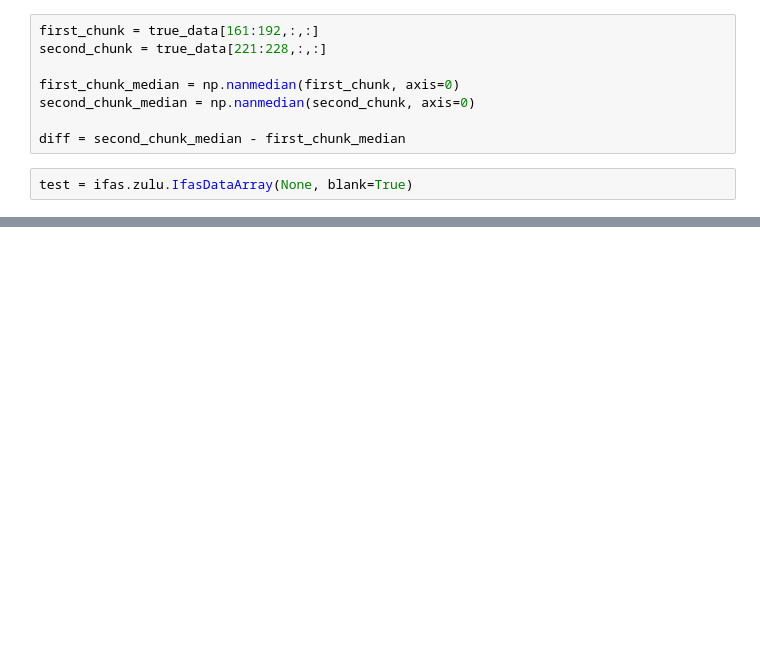
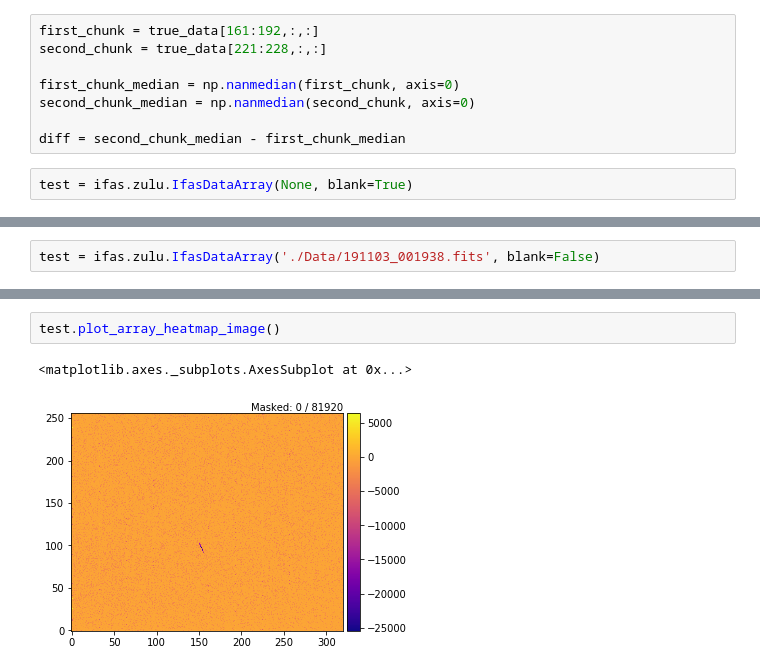
Before and after one commit to psmd-iberutaru/IfA-Smeargle, a Jupyter notebook: Testing.ipynb, the cells around one changed output, grey strips where cells are left out. Saved outputs shown, nothing was run; the diff lists cells and outputs as text; blank space fills up the shorter version.

```diff
--- a/Testing.ipynb
+++ b/Testing.ipynb
@@ -378,3 +290,5 @@ test = ifas.zulu.IfasDataArray(None, blank=True)
  'print_configuration',
  'read_configuration',
  'write_configuration']
+# %%
+test = ifas.zulu.IfasDataArray('./Data/191103_001938.fits', blank=False)
@@ -380,0 +306,5 @@ test = ifas.zulu.IfasDataArray(None, blank=True)
+# %%
+test.plot_array_heatmap_image()
+# %% [output]
+<matplotlib.axes._subplots.AxesSubplot at 0x...>
+[figure, added]
```
Also changed, not shown: parts of 13 cells of this notebook, 6 other files.
